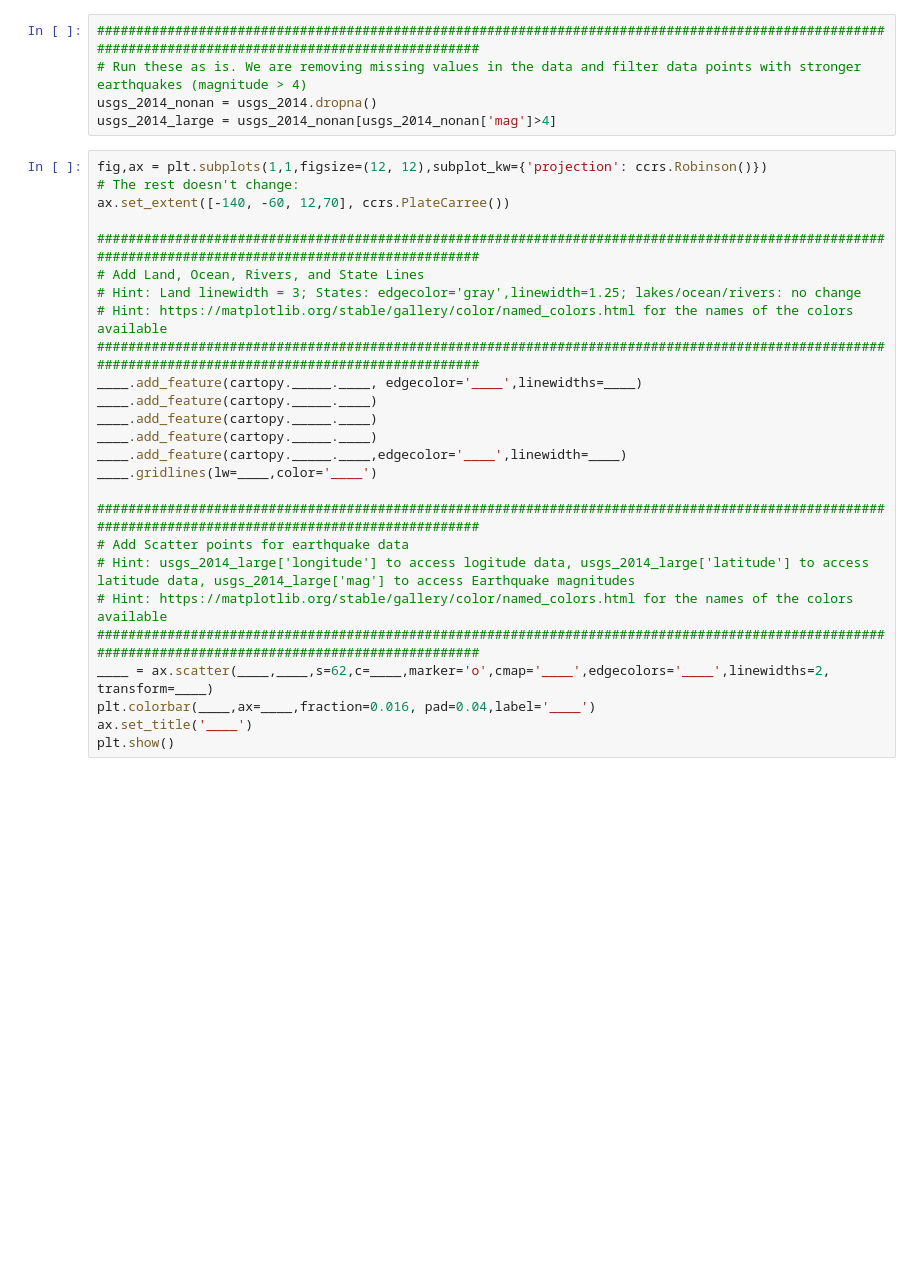
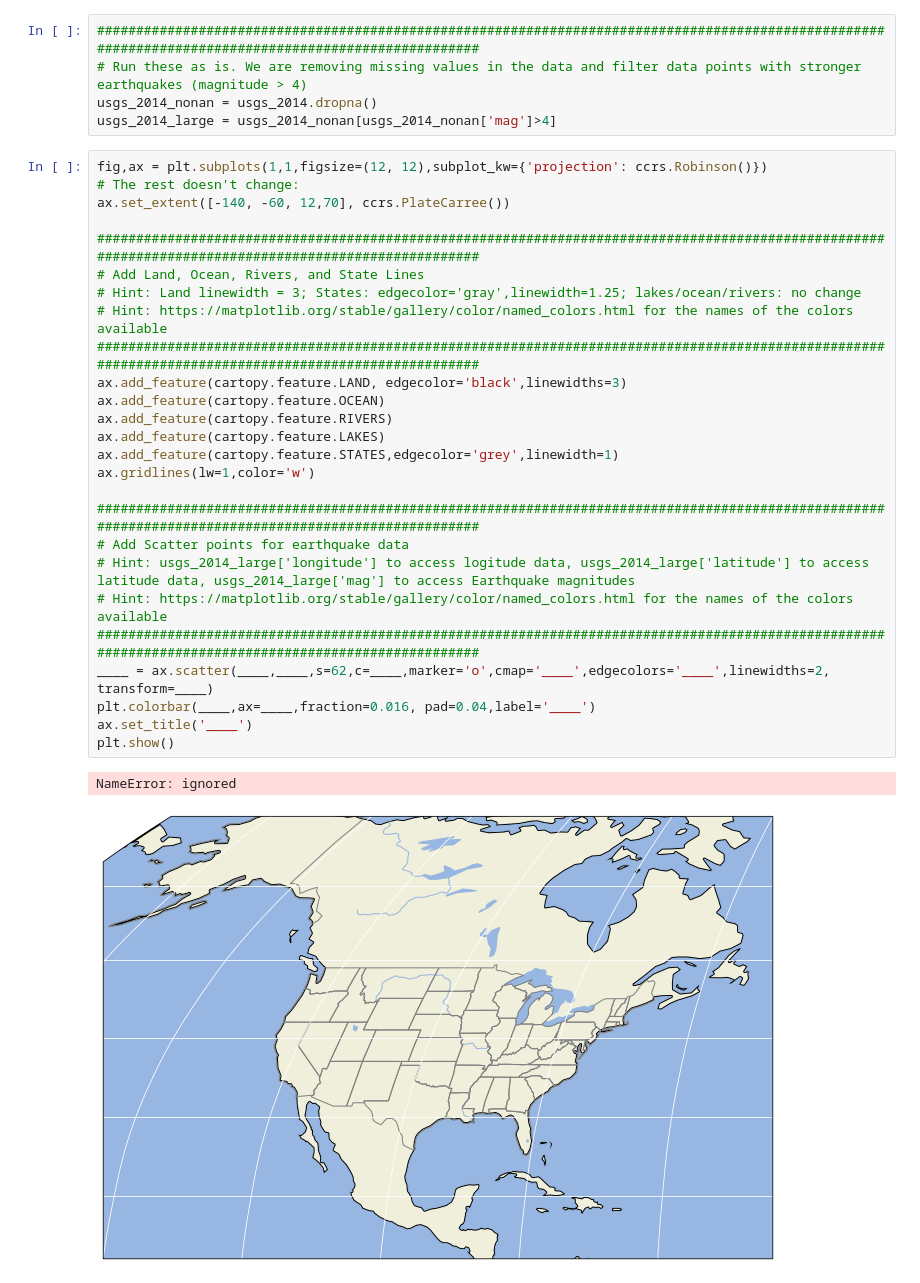
Before and after one commit to KeyvanDiba/2022_Intro_Python, a Jupyter notebook: W2_S2.ipynb, the cells around one changed output. Cells and saved outputs as stored; diff of their text form; blank space fills up the shorter version.

```diff
--- a/W2_S2.ipynb
+++ b/W2_S2.ipynb
@@ -220,26 +239,29 @@ usgs_2014_large = usgs_2014_nonan[usgs_2014_nonan['mag']>4]
 # %%
 fig,ax = plt.subplots(1,1,figsize=(12, 12),subplot_kw={'projection': ccrs.Robinson()})
 # The rest doesn't change:
 ax.set_extent([-140, -60, 12,70], ccrs.PlateCarree())
 
 ######################################################################################################################################################
 # Add Land, Ocean, Rivers, and State Lines
 # Hint: Land linewidth = 3; States: edgecolor='gray',linewidth=1.25; lakes/ocean/rivers: no change
 # Hint: https://matplotlib.org/stable/gallery/color/named_colors.html for the names of the colors available
 ######################################################################################################################################################
-____.add_feature(cartopy._____.____, edgecolor='____',linewidths=____)
-____.add_feature(cartopy._____.____)
-____.add_feature(cartopy._____.____)
-____.add_feature(cartopy._____.____)
-____.add_feature(cartopy._____.____,edgecolor='____',linewidth=____)
-____.gridlines(lw=____,color='____')
+ax.add_feature(cartopy.feature.LAND, edgecolor='black',linewidths=3)
+ax.add_feature(cartopy.feature.OCEAN)
+ax.add_feature(cartopy.feature.RIVERS)
+ax.add_feature(cartopy.feature.LAKES)
+ax.add_feature(cartopy.feature.STATES,edgecolor='grey',linewidth=1)
+ax.gridlines(lw=1,color='w')
 
 ######################################################################################################################################################
 # Add Scatter points for earthquake data
 # Hint: usgs_2014_large['longitude'] to access logitude data, usgs_2014_large['latitude'] to access latitude data, usgs_2014_large['mag'] to access Earthquake magnitudes
 # Hint: https://matplotlib.org/stable/gallery/color/named_colors.html for the names of the colors available
 ######################################################################################################################################################
 ____ = ax.scatter(____,____,s=62,c=____,marker='o',cmap='____',edgecolors='____',linewidths=2, transform=____)
 plt.colorbar(____,ax=____,fraction=0.016, pad=0.04,label='____')
 ax.set_title('____')
 plt.show()
+# %% [output]
+NameError: ignored
+[figure, added]
```
Also changed, not shown: parts of 3 cells of this notebook.
